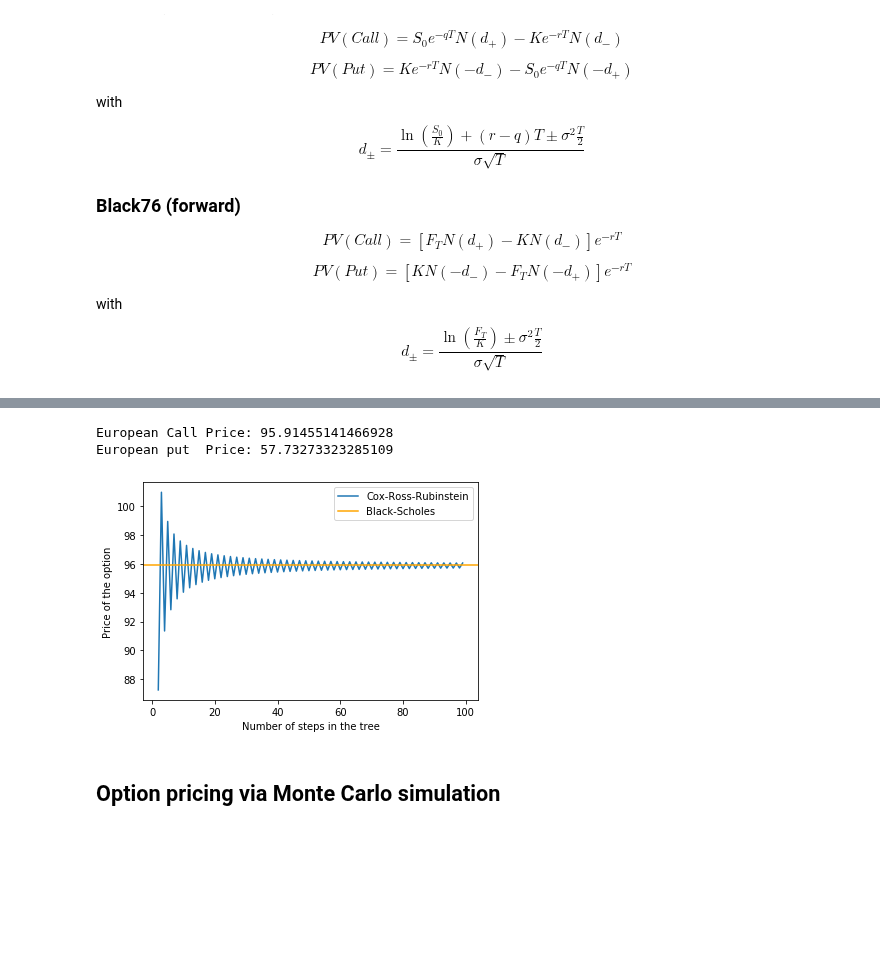
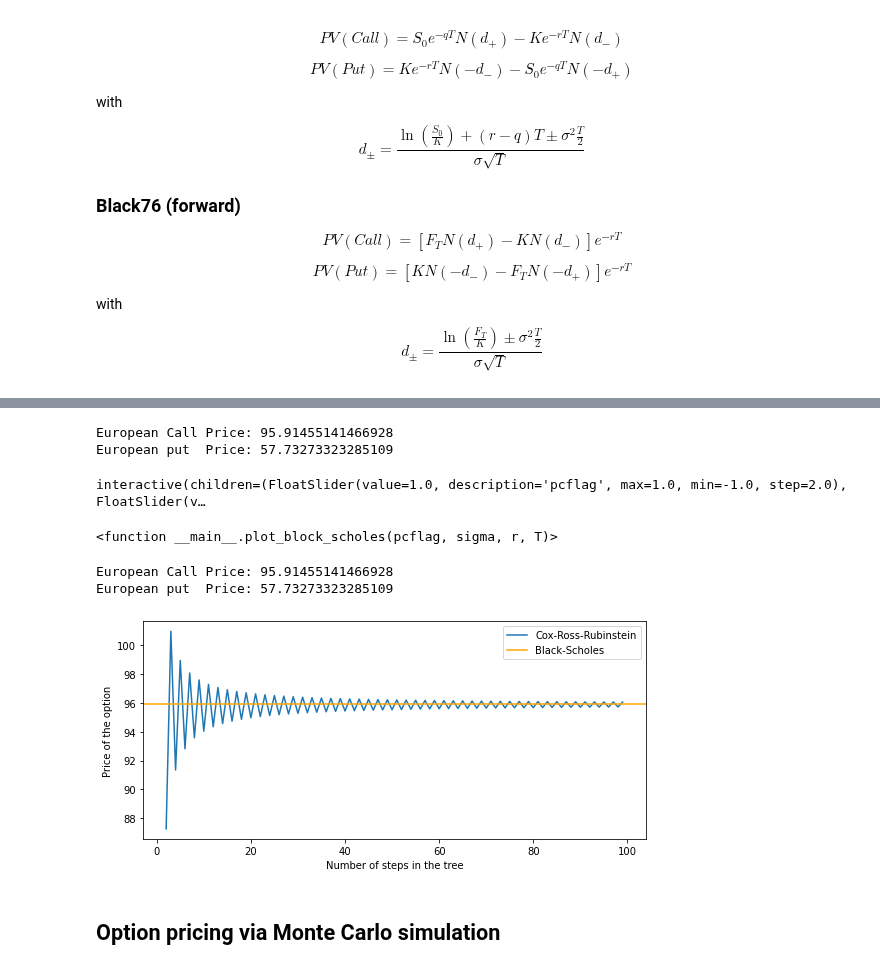
Before and after one commit to carol419/Derivatives, a Jupyter notebook: derivatives.ipynb, the cells around one changed output, grey strips where cells are left out. Cells and saved outputs as stored; diff of their text form; code cells hidden in the pictures; blank space fills up the shorter version.

```diff
--- a/derivatives.ipynb
+++ b/derivatives.ipynb
@@ -858,10 +853,8 @@ import callplot
 # %%
-"""CRR vs Black Scholes
+"""Black Scholes sensitivities
 """
 import numpy as np
 from scipy.stats import norm
-import matplotlib.pyplot as plt
-from matplotlib.widgets import Slider
 
 #%% Black-Scholes formula
 def black_scholes(cpflag,S,K,T,r,sigma):
@@ -874,20 +867,55 @@ def black_scholes(cpflag,S,K,T,r,sigma):
 
 print("European Call Price: %s" %(black_scholes(1,220,220,1,np.log(1.21),.98)))
 print("European put  Price: %s" %(black_scholes(-1,220,220,1,np.log(1.21),.98)))
-
-X = range(2,100, 1)
-crr_prices = list(map(lambda n: Binomial(n, 220, 220, np.log(1.21), .98, 1, PutCall=1), X))
-
-plt.plot(X,crr_prices)
-plt.axhline(y=black_scholes(1,220,220,1,np.log(1.21),.98), color='orange')
-plt.xlabel("Number of steps in the tree")
-plt.ylabel("Price of the option")
-plt.legend(["Cox-Ross-Rubinstein", "Black-Scholes"])
-plt.show()
 # %% [output]
 European Call Price: 95.91455141466928
 European put  Price: 57.73273323285109
-[figure, removed]
+# %%
+from ipywidgets import interact, interactive, fixed, interact_manual
+import ipywidgets as widgets
+
+import matplotlib.pyplot as plt
+%matplotlib inline
+
+def plot_block_scholes(pcflag, sigma, r, T):
+    # Initial parameters
+    X = np.linspace(1,100,100)
+    plt.figure('BSM Price', figsize=(9,4))
+    plt.plot(X,np.maximum(pcflag*(X-50),0), '--')
+    plt.plot(X,black_scholes(pcflag,X,50,1,0.05,0.25))
+    plt.plot(X,black_scholes(pcflag,X,50,T,r,sigma))
+    plt.legend(["Intrinsic value", "Initial parameters", "Modified parameters"])
+    plt.show()
+
+interact(plot_block_scholes,
+         pcflag=widgets.FloatSlider(value=1, min=-1, max=1, step=2),
+         sigma=widgets.FloatSlider(value=0.25, min=0.1, max=0.5, step=0.05),
+         r=widgets.FloatSlider(value=0.05, min=0.01, max=0.1, step=0.01),
+         T=widgets.FloatSlider(value=1, min=0.5, max=5, step=0.5)
+        )
+# %% [output]
+interactive(children=(FloatSlider(value=1.0, description='pcflag', max=1.0, min=-1.0, step=2.0), FloatSlider(v…
+<function __main__.plot_block_scholes(pcflag, sigma, r, T)>
+# %%
+"""CRR vs Black Scholes
+"""
+print("European Call Price: %s" %(black_scholes(1,220,220,1,np.log(1.21),.98)))
+print("European put  Price: %s" %(black_scholes(-1,220,220,1,np.log(1.21),.98)))
+
+X = range(2,100, 1)
+crr_prices = list(map(lambda n: Binomial(n, 220, 220, np.log(1.21), .98, 1, PutCall=1), X))
+
+plt.figure('CRR vs Black Scholes', figsize=(9,4))
+plt.plot(X,crr_prices)
+plt.axhline(y=black_scholes(1,220,220,1,np.log(1.21),.98), color='orange')
+plt.xlabel("Number of steps in the tree")
+plt.ylabel("Price of the option")
+plt.legend(["Cox-Ross-Rubinstein", "Black-Scholes"])
+plt.show()
+# %% [output]
+European Call Price: 95.91455141466928
+European put  Price: 57.73273323285109
+[figure, added]
 # %% [markdown]
 ## Option pricing via Monte Carlo simulation
 # %%
```
Also changed, not shown: parts of 9 cells of this notebook, 1 other file.
